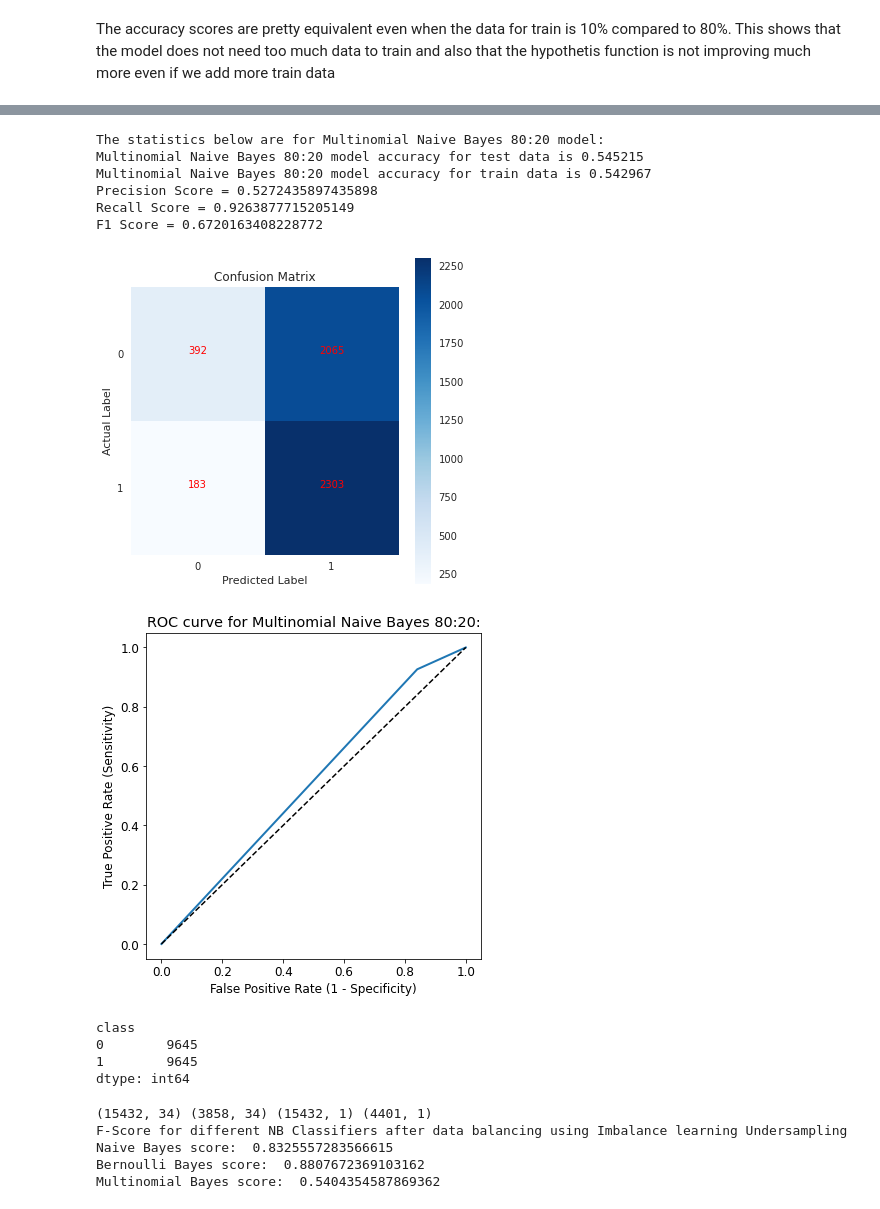
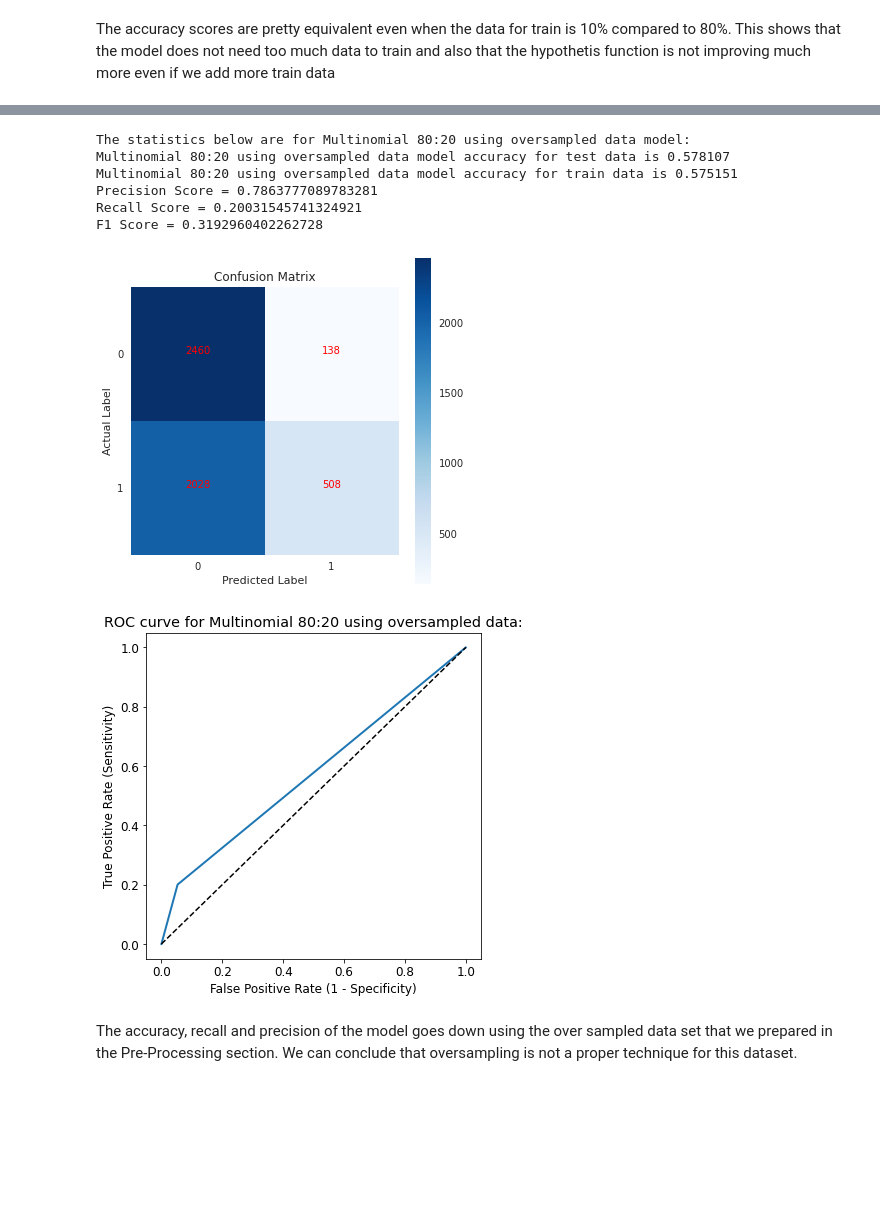
Before and after one commit to rakeshvitta/rakeshvitta, a Jupyter notebook: Group250_Anamoly.ipynb, the cells around one changed output, grey strips where cells are left out. Cells and saved outputs as stored; diff of their text form; code cells hidden in the pictures; blank space fills up the shorter version.

```diff
--- a/Group250_Anamoly.ipynb
+++ b/Group250_Anamoly.ipynb
@@ -476,9 +442,7 @@ y
 # %% [markdown]
 Normalizing the Data set
 # %%
-
-X_normalized = normalize(X, norm='l2', axis=0, copy=True, return_norm=False)
-X_normalized1 = normalize(X, norm='l2', axis=1, copy=True, return_norm=False)
+X_normalized = normalize(X, norm='l2', axis=1, copy=True, return_norm=False)
 # %%
 df_pre['class'].value_counts()
 # %% [output]
@@ -490,11 +456,11 @@ We do see a slight imbalance in the class distribution in the data set, so we ca
 # %%
 #Using OverSampling
 ros = RandomOverSampler(random_state=0)
-ros.fit(X_normalized1, y)
+ros.fit(X_normalized, y)
 X_resampled, y_resampled = ros.fit_resample(X, y)
 # %%
 #Using UnderSampling
 rus = RandomUnderSampler(random_state=0)
-rus.fit(X_normalized1, y)
+rus.fit(X_normalized, y)
 X_undersampled, y_undersampled = rus.fit_resample(X, y)
 # %% [markdown]
@@ -536,8 +494,8 @@ def run_NB_classifiers(X_train, y_train, X_test, y_test):
 # %% [markdown]
 Case 1 :   Train = 80 % Test = 20%  [ x_train1,y_train1] = 80% ;
 # %%
-X_train, X_test, y_train, y_test = train_test_split(X_normalized1, y, train_size = 0.8, test_size=0.2)
+X_train, X_test, y_train, y_test = train_test_split(X_normalized, y, train_size = 0.8, test_size=0.2)
 print(X_train.shape, X_test.shape, y_train.shape, y_test.shape)
-print("F-Score for different NB Classifiers with Case1 split of the data")
+print("Accuracy for different NB Classifiers with Case1 split of the data")
 (gnb_80_20, bnb_80_20, mnb_80_20) = run_NB_classifiers(X_train, y_train, X_test, y_test)
 # %% [output]
@@ -642,30 +734,14 @@ F1 Score = 0.8906098741529526
 # %%
-get_performance_metrics("Multinomial Naive Bayes 80:20", mnb_oversample, X_train_over, X_test_over,y_train_over,y_test_over)
+get_performance_metrics("Multinomial 80:20 using oversampled data", mnb_oversample, X_train_over, X_test_over,y_train_over,y_test_over)
 # %% [output]
-The statistics below are for Multinomial Naive Bayes 80:20 model:
-Multinomial Naive Bayes 80:20 model accuracy for test data is 0.545215
-Multinomial Naive Bayes 80:20 model accuracy for train data is 0.542967
-Precision Score = 0.5272435897435898
-Recall Score = 0.9263877715205149
-F1 Score = 0.6720163408228772
+The statistics below are for Multinomial 80:20 using oversampled data model:
+Multinomial 80:20 using oversampled data model accuracy for test data is 0.578107
+Multinomial 80:20 using oversampled data model accuracy for train data is 0.575151
+Precision Score = 0.7863777089783281
+Recall Score = 0.20031545741324921
+F1 Score = 0.3192960402262728
-[figure, old version]
+[figure, new version]
-[figure, old version]
+[figure, new version]
-# %%
-y_undersampled.value_counts()
-# %% [output]
-class
-0        9645
-1        9645
-dtype: int64
-# %%
-X_train_under, X_test_under, y_train_under, y_test_under = train_test_split(X_undersampled, y_undersampled, train_size = 0.8, test_size=0.2)
-print(X_train_under.shape, X_test_under.shape, y_train_under.shape, y_test.shape)
-print("F-Score for different NB Classifiers after data balancing using Imbalance learning Undersampling")
-(gnb_undersample, bnb_undersample, mnb_undersample) = run_NB_classifiers(X_train_under, y_train_under, X_test_under, y_test_under)
-# %% [output]
-(15432, 34) (3858, 34) (15432, 1) (4401, 1)
-F-Score for different NB Classifiers after data balancing using Imbalance learning Undersampling
-Naive Bayes score:  0.8325557283566615
-Bernoulli Bayes score:  0.8807672369103162
-Multinomial Bayes score:  0.5404354587869362
+# %% [markdown]
+The accuracy, recall and precision of the model goes down using the over sampled data set that we prepared in the Pre-Processing section. We can conclude that oversampling is not a proper technique for this dataset.
 # %%
```
Also changed, not shown: parts of 120 cells of this notebook.
